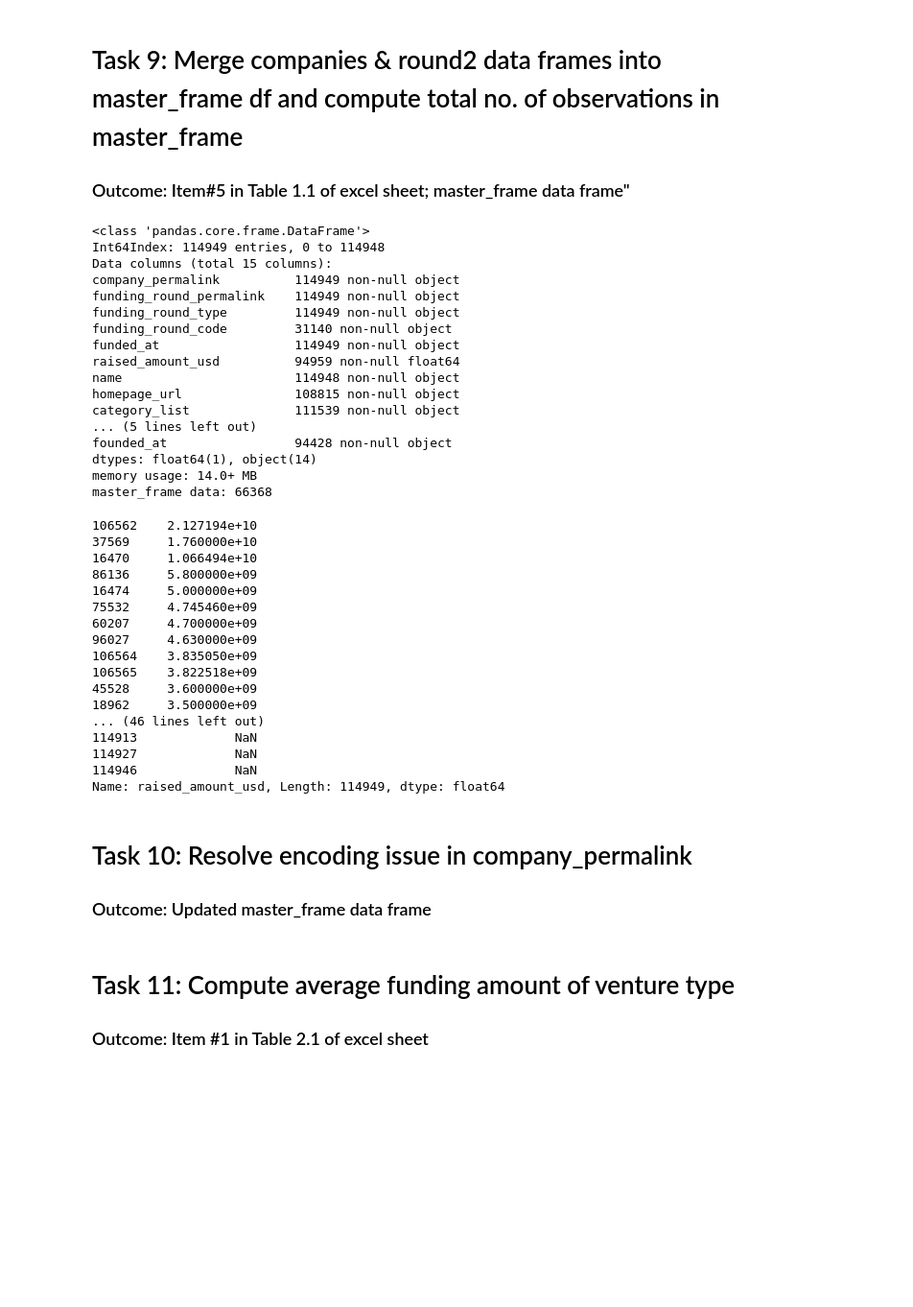
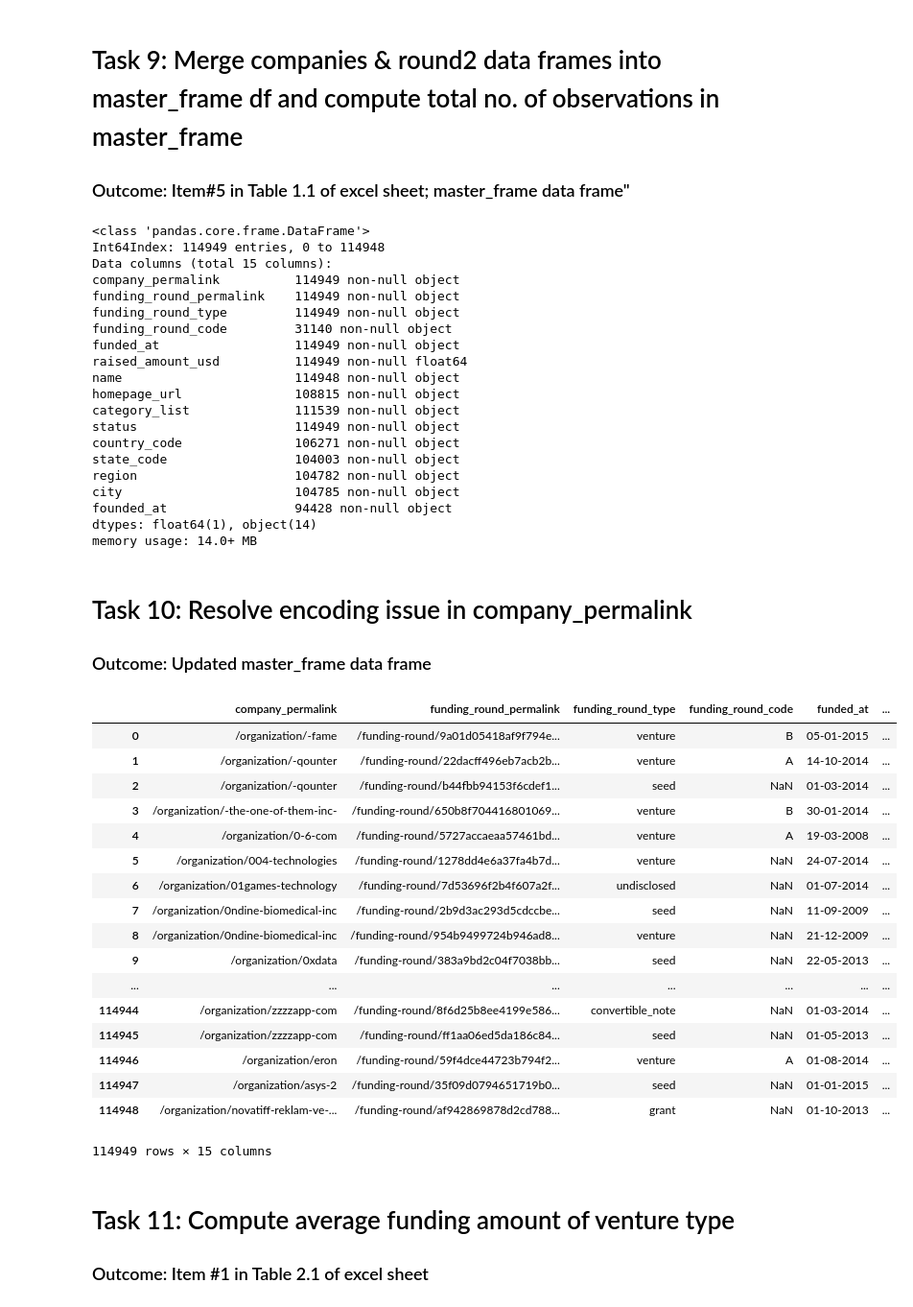
Before and after one commit to Nanditha-G-N/Machine-Learning-Case-Studies, a Jupyter notebook: investment-case-study.ipynb, the cells around one changed output. Shown at 96% size. Cells and saved outputs as stored; diff of their text form; code cells hidden in the pictures; blank space fills up the shorter version.

```diff
--- a/investment-case-study.ipynb
+++ b/investment-case-study.ipynb
@@ -135,11 +135,10 @@ rounds2.head()
 # %%
 companies.rename(columns={'permalink': 'company_permalink'},inplace=True)
 master_frame=pd.merge(rounds2, companies, how='left', on='company_permalink')
+master_frame.raised_amount_usd.sort_values(ascending = False)
+master_frame.loc[pd.isnull(master_frame['raised_amount_usd']), ['raised_amount_usd']]=7000000
+master_frame['raised_amount_usd']=master_frame['raised_amount_usd']/1000000
 master_frame.info()
-master_frame.index.size
-print("master_frame data:",master_frame.company_permalink.unique().size)
-master_frame.describe()
-master_frame.raised_amount_usd.sort_values(ascending = False)
 # %% [output]
 <class 'pandas.core.frame.DataFrame'>
 Int64Index: 114949 entries, 0 to 114948
@@ -149,29 +148,15 @@ funding_round_permalink    114949 non-null object
 funding_round_type         114949 non-null object
 funding_round_code         31140 non-null object
 funded_at                  114949 non-null object
-raised_amount_usd          94959 non-null float64
+raised_amount_usd          114949 non-null float64
 name                       114948 non-null object
 homepage_url               108815 non-null object
 category_list              111539 non-null object
-... (5 lines left out)
+status                     114949 non-null object
+country_code               106271 non-null object
+state_code                 104003 non-null object
+region                     104782 non-null object
+city                       104785 non-null object
 founded_at                 94428 non-null object
 dtypes: float64(1), object(14)
 memory usage: 14.0+ MB
-master_frame data: 66368
-106562    2.127194e+10
-37569     1.760000e+10
-16470     1.066494e+10
-86136     5.800000e+09
-16474     5.000000e+09
-75532     4.745460e+09
-60207     4.700000e+09
-96027     4.630000e+09
-106564    3.835050e+09
-106565    3.822518e+09
-45528     3.600000e+09
-18962     3.500000e+09
-... (46 lines left out)
-114913             NaN
-114927             NaN
-114946             NaN
-Name: raised_amount_usd, Length: 114949, dtype: float64
@@ -183,3 +169,24 @@ Name: raised_amount_usd, Length: 114949, dtype: float64
+# %%
+master_frame
+# %% [output]
+|  | company_permalink | funding_round_permalink | funding_round_type | funding_round_code | funded_at | ... |
+| 0 | /organization/-fame | /funding-round/9a01d05418af9f794e... | venture | B | 05-01-2015 | ... |
+| 1 | /organization/-qounter | /funding-round/22dacff496eb7acb2b... | venture | A | 14-10-2014 | ... |
+| 2 | /organization/-qounter | /funding-round/b44fbb94153f6cdef1... | seed | NaN | 01-03-2014 | ... |
+| 3 | /organization/-the-one-of-them-inc- | /funding-round/650b8f704416801069... | venture | B | 30-01-2014 | ... |
+| 4 | /organization/0-6-com | /funding-round/5727accaeaa57461bd... | venture | A | 19-03-2008 | ... |
+| 5 | /organization/004-technologies | /funding-round/1278dd4e6a37fa4b7d... | venture | NaN | 24-07-2014 | ... |
+| 6 | /organization/01games-technology | /funding-round/7d53696f2b4f607a2f... | undisclosed | NaN | 01-07-2014 | ... |
+| 7 | /organization/0ndine-biomedical-inc | /funding-round/2b9d3ac293d5cdccbe... | seed | NaN | 11-09-2009 | ... |
+| 8 | /organization/0ndine-biomedical-inc | /funding-round/954b9499724b946ad8... | venture | NaN | 21-12-2009 | ... |
+| 9 | /organization/0xdata | /funding-round/383a9bd2c04f7038bb... | seed | NaN | 22-05-2013 | ... |
+| ... | ... | ... | ... | ... | ... | ... |
+| 114944 | /organization/zzzzapp-com | /funding-round/8f6d25b8ee4199e586... | convertible_note | NaN | 01-03-2014 | ... |
+| 114945 | /organization/zzzzapp-com | /funding-round/ff1aa06ed5da186c84... | seed | NaN | 01-05-2013 | ... |
+| 114946 | /organization/eron | /funding-round/59f4dce44723b794f2... | venture | A | 01-08-2014 | ... |
+| 114947 | /organization/asys-2 | /funding-round/35f09d0794651719b0... | seed | NaN | 01-01-2015 | ... |
+| 114948 | /organization/novatiff-reklam-ve-... | /funding-round/af942869878d2cd788... | grant | NaN | 01-10-2013 | ... |
+114949 rows × 15 columns
 # %% [markdown]
 # Task 11: Compute average funding amount of venture type
 ### Outcome: Item #1 in Table 2.1 of excel sheet
```
Also changed, not shown: parts of 10 cells of this notebook, 1 other file.
